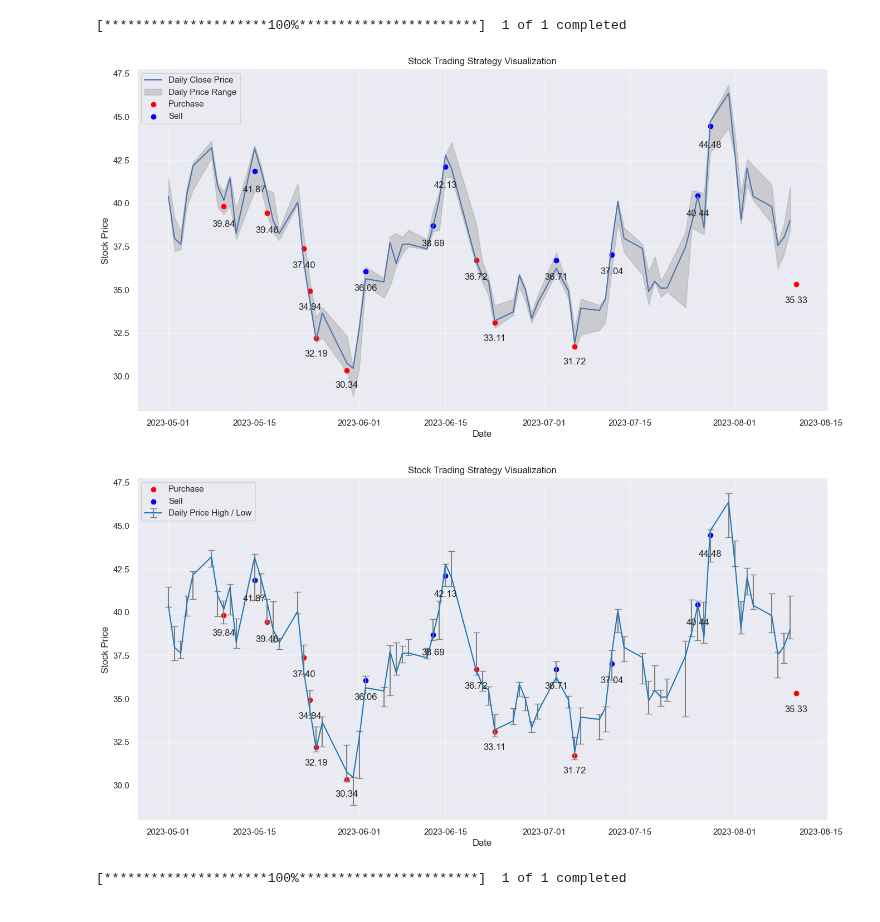
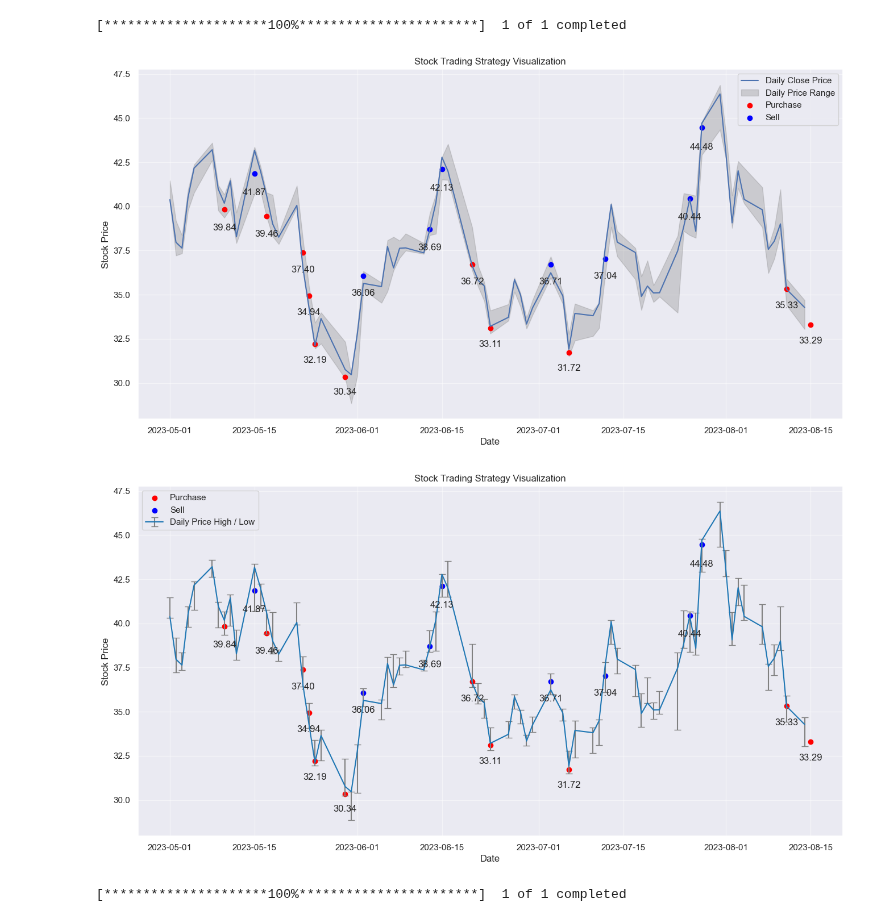
Before and after one commit to Yuchen-Peng/trading_strategy, a Jupyter notebook: notebooks/concise-notebook.ipynb, the cells around one changed output. Drawn from its saved outputs; the diff is of its cells as text; code cells hidden in the pictures.

```diff
--- a/notebooks/concise-notebook.ipynb
+++ b/notebooks/concise-notebook.ipynb
@@ -232,6 +232,7 @@ result = pd.DataFrame({
         'Sell',
         'Sell',
         'Purchase',
+        'Purchase',
     ],
     'date':['2023-05-10',
             '2023-05-15',
@@ -251,6 +252,7 @@ result = pd.DataFrame({
             '2023-07-26',
             '2023-07-28',
             '2023-08-11',
+            '2023-08-15',
            ],
     'daily_price':[
         39.84,
@@ -271,38 +273,39 @@ result = pd.DataFrame({
         40.44,
         44.48,
         35.33,
+        33.29,
     ]
 }
 )
 
 result['date'] = pd.to_datetime(result['date'])
 
 # plot the purchase actions as red dots
 purchases = result[result['action'] == 'Purchase']
 plt.scatter(purchases['date'], purchases['daily_price'], color='red', label='Purchase')
 
 # plot the sell actions as blue dots
 sells = result[result['action'] == 'Sell']
 plt.scatter(sells['date'], sells['daily_price'], color='blue', label='Sell')
 
 for index, row in sells.iterrows():
     # plt.text(row['date'], row['daily_price'], row['daily_price'], ha='center', va='bottom')
     plt.annotate(f"{row['daily_price']:.2f}", xy=(row['date'], row['daily_price']),
                  xytext=(row['date'], row['daily_price']*0.98), ha='center', va='top')
 for index, row in purchases.iterrows():
     # plt.text(row['date'], row['daily_price'], row['daily_price'], ha='center', va='bottom')
     plt.annotate(f"{row['daily_price']:.2f}", xy=(row['date'], row['daily_price']),
                  xytext=(row['date'], row['daily_price']*0.98), ha='center', va='top')
 
 plt.xlabel('Date')
 plt.ylabel('Stock Price')
 plt.title('Stock Trading Strategy Visualization')
 plt.legend()
 
 plt.show()
 # %% [output]
 [*********************100%***********************]  1 of 1 completed
-[figure, old version]
+[figure, new version]
 # %%
 # Plotting error bars for highest and lowest prices
 
@@ -341,7 +344,7 @@ plt.legend()
 
 plt.show()
 # %% [output]
-[figure, old version]
+[figure, new version]
 # %%
 # sample plot using actual trading data: Yang
 
```
